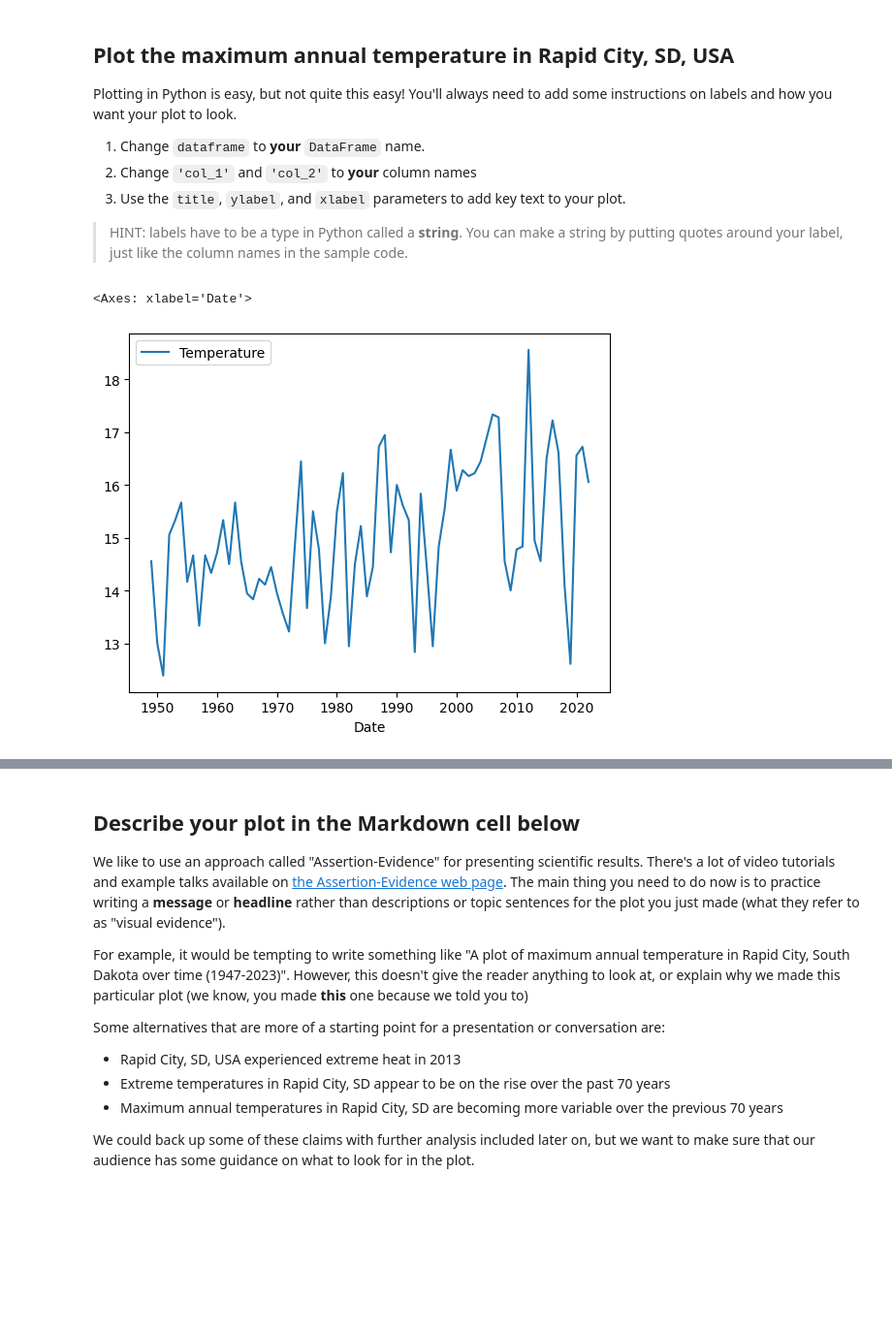
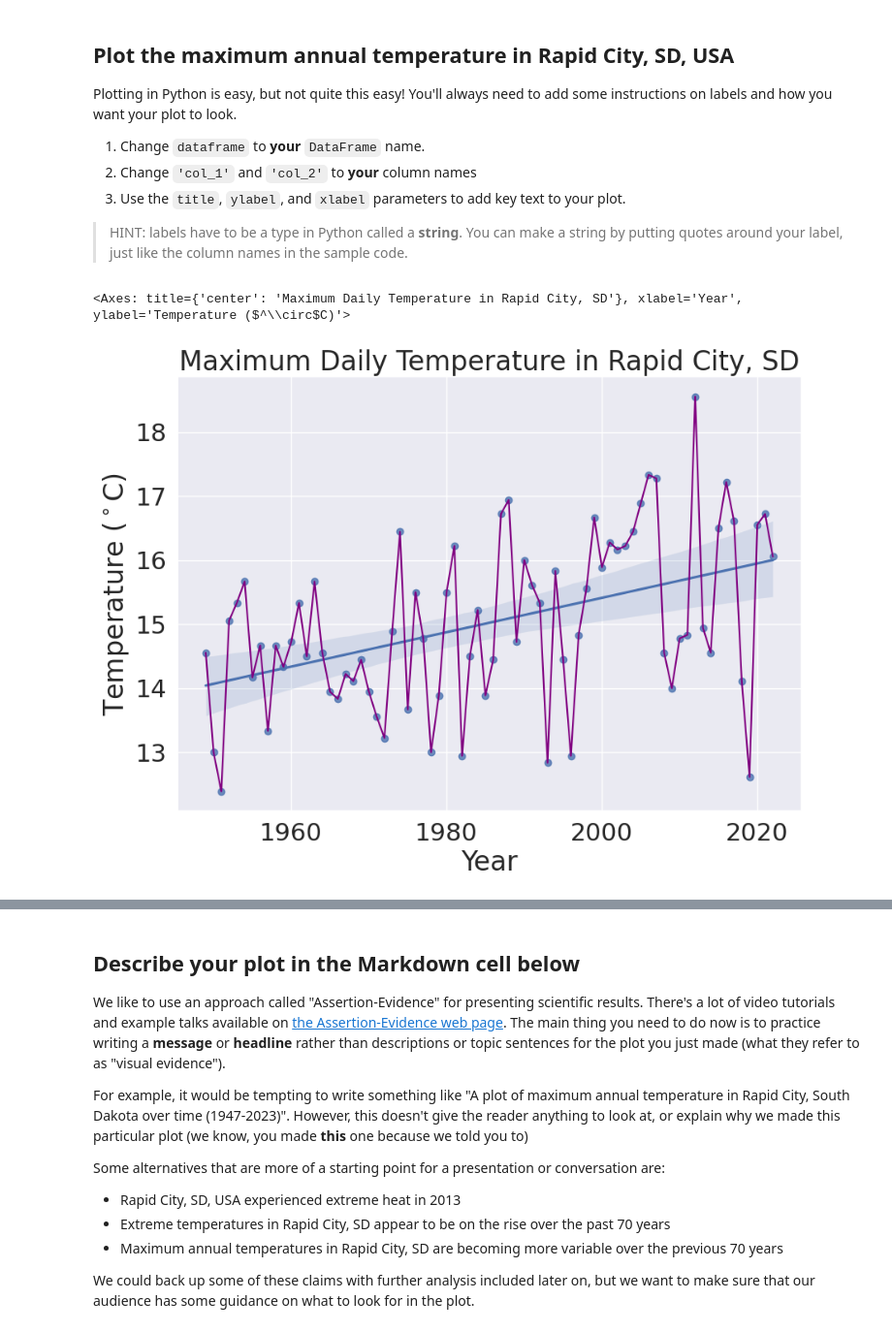
Before and after one commit to EBiggane/get-started-with-reproducible-science-EBiggane, a Jupyter notebook: Get Started with Open Reproducible Science!.ipynb, the cells around one changed output, grey strips where cells are left out. Shown at 97% size. Saved outputs shown, nothing was run; the diff lists cells and outputs as text; code cells hidden in the pictures; blank space fills up the shorter version.

Commit message:
Updated Plot at the bottom

```diff
--- a/Get Started with Open Reproducible Science!.ipynb
+++ b/Get Started with Open Reproducible Science!.ipynb
@@ -404,11 +404,22 @@ Plotting in Python is easy, but not quite this easy! You'll always need to add s
   3. Use the `title`, `ylabel`, and `xlabel` parameters to add key text to your plot.
 
 > HINT: labels have to be a type in Python called a **string**. You can make a string by putting quotes around your label, just like the column names in the sample code.
-# %%
-rapid_city_temp.plot(x='Date', y='Temperature')
-# %% [output]
-<Axes: xlabel='Date'>
-[figure, removed]
+# %%
+import seaborn as sns
+
+sns.set(font_scale=2)
+
+ax = sns.regplot(rapid_city_temp, x='Date', y='Temperature')
+rapid_city_temp.plot(figsize=(10, 7),
+                     x='Date', y='Temperature',
+                     title= 'Maximum Daily Temperature in Rapid City, SD',
+                     xlabel='Year', ylabel= 'Temperature ($^\circ$C)',
+                     legend=False,
+                     color='Purple',
+                     ax=ax)
+# %% [output]
+<Axes: title={'center': 'Maximum Daily Temperature in Rapid City, SD'}, xlabel='Year', ylabel='Temperature ($^\\circ$C)'>
+[figure, added]
 # %% [markdown]
 **THIS ISN'T THE END! Don't forget to complete the next task where you will describe your plot**
 
```
